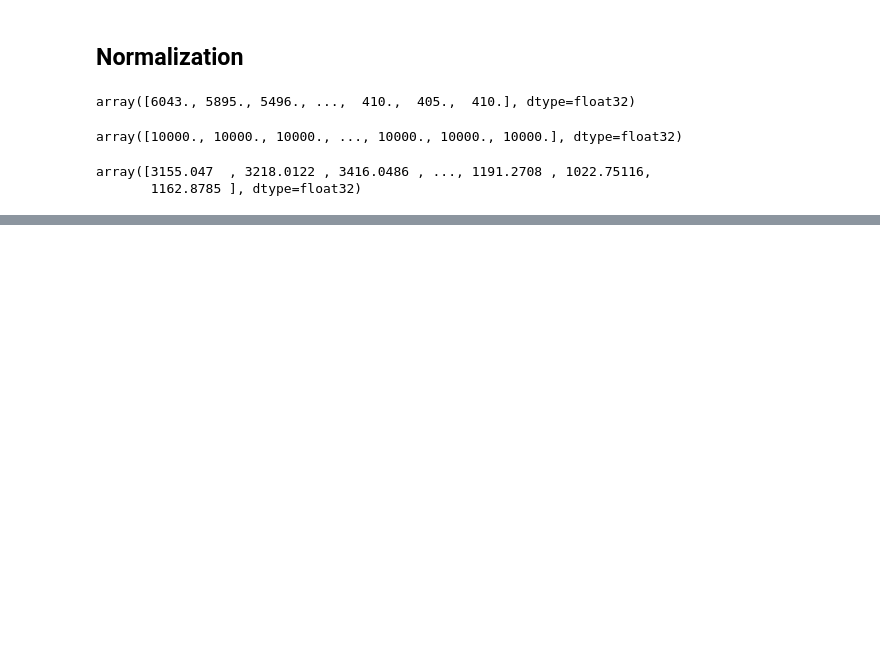
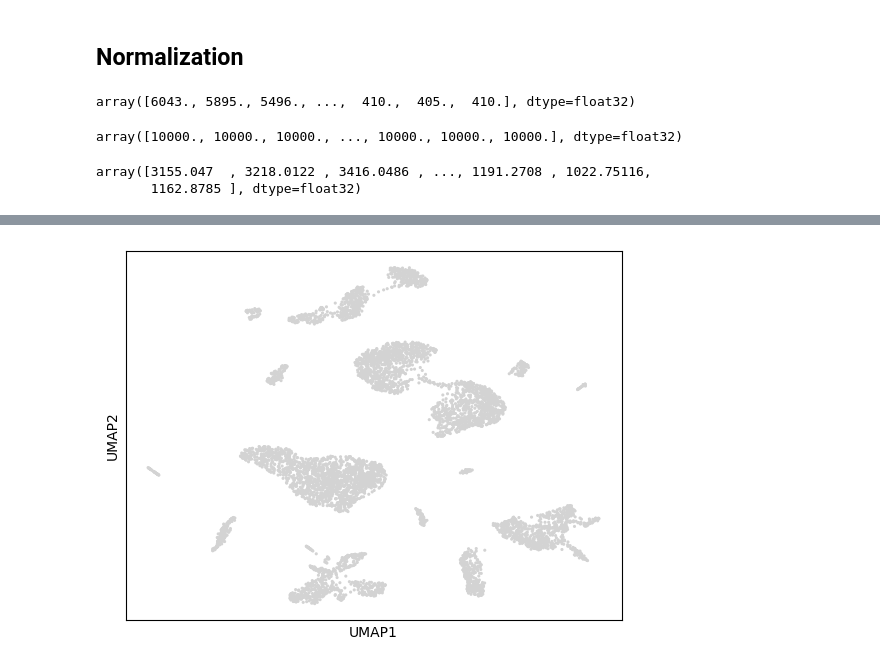
Before and after one commit to twstack/Analysis-Of-Single-Cell-Lung-Atlas-Of-Lethal-COVID-19, a Jupyter notebook: single_cell_analysis.ipynb, the cells around one changed output, grey strips where cells are left out. Cells and saved outputs as stored; diff of their text form; code cells hidden in the pictures; blank space fills up the shorter version.

```diff
--- a/single_cell_analysis.ipynb
+++ b/single_cell_analysis.ipynb
@@ -208,0 +272,7 @@ adata.raw = adata
+# %%
+# use umap to project the data from the 30 dimensions into 2 dimensions
+
+sc.tl.umap(adata)
+sc.pl.umap(adata)
+# %% [output]
+[figure, added]
```
Also changed, not shown: parts of 15 cells of this notebook.
